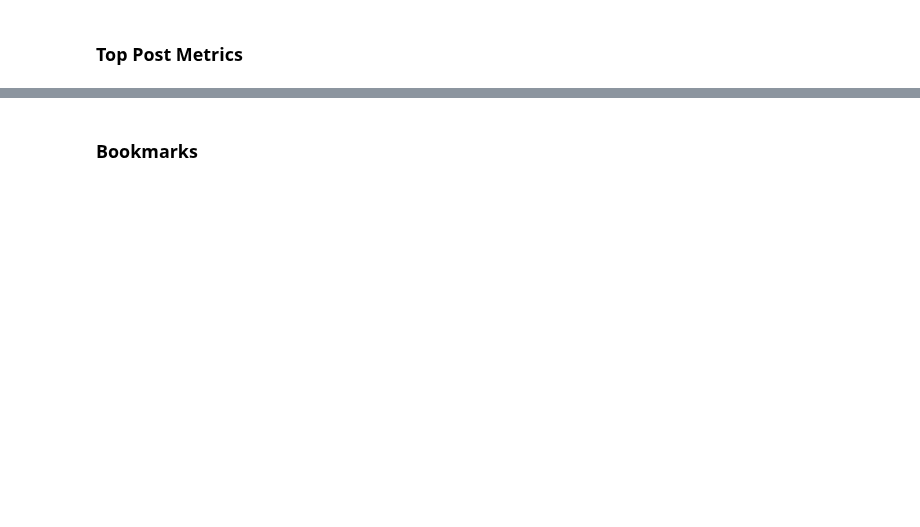
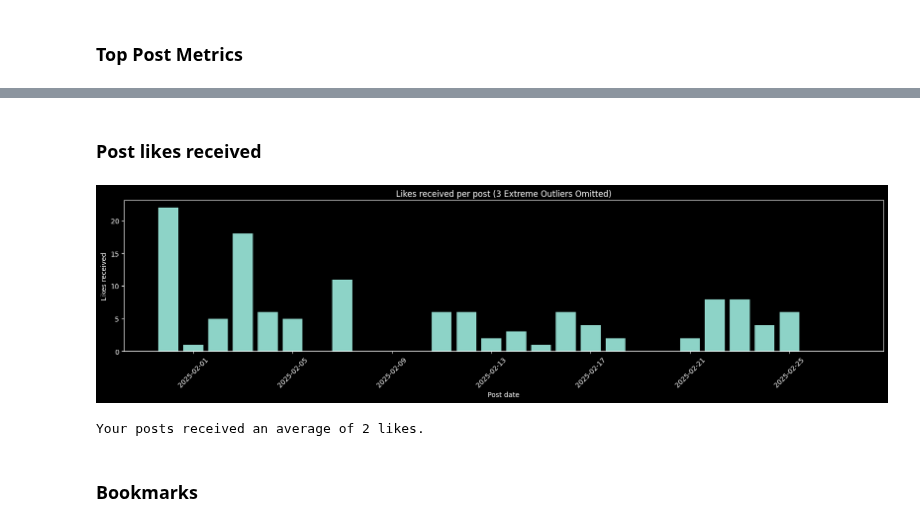
Before and after one commit to bodhichristian/python-basics, a Jupyter notebook: x_data/x_data.ipynb, the cells around one changed output, grey strips where cells are left out. Cells and saved outputs as stored; diff of their text form; code cells hidden in the pictures; blank space fills up the shorter version.

Commit message:
Add likes per post calculations and plot.

```diff
--- a/x_data/x_data.ipynb
+++ b/x_data/x_data.ipynb
@@ -333,3 +333,30 @@ Shares: 20
+# %% [markdown]
+### Post likes received
+# %%
+# Remove outliers
+outliers = np.partition(x_data['likes_p'].values, -3)[-3:]
+x_data_outliers_removed = x_data[~x_data['likes_p'].isin(outliers)]
+
+
+likes_by_date = x_data_outliers_removed.groupby('date')['likes_p'].sum()
+likes_per_post = x_data_outliers_removed.groupby('post_text').first()['likes_p']
+avg_likes_per_post = round(likes_per_post.mean())
+
+plt.figure(figsize=(20, 4))
+plt.bar(likes_by_date.index, likes_by_date.values)
+plt.xlabel('Post date')
+plt.ylabel('Likes received')
+plt.title('Likes received per post (3 Extreme Outliers Omitted)')
+plt.xticks(rotation=45)
+
+plt.show()
+
+print(f'''
+Your posts received an average of {avg_likes_per_post} likes.
+''')
+# %% [output]
+[figure, added]
+Your posts received an average of 2 likes.
 # %% [markdown]
 ### Bookmarks
 # %%
```
Also changed, not shown: parts of 7 cells of this notebook.
